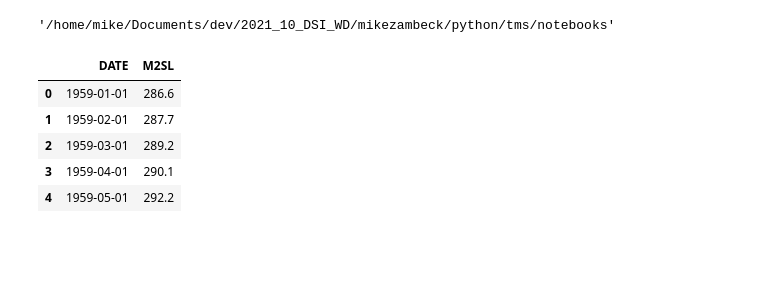
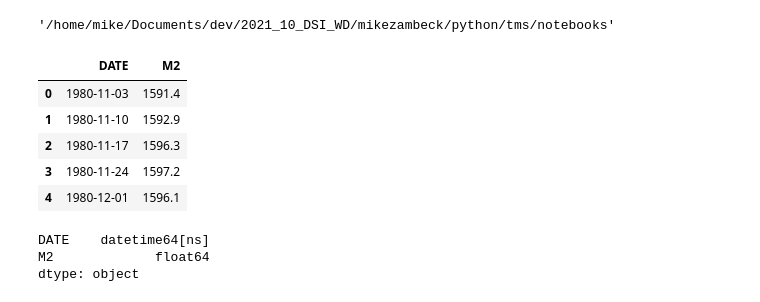
Before and after one commit to hekaplex/2021_10_DSI_WD, a Jupyter notebook: mikezambeck/python/tms/notebooks/tms.ipynb, the cells around one changed output. Saved outputs shown, nothing was run; the diff lists cells and outputs as text; code cells hidden in the pictures; blank space fills up the shorter version.

```diff
--- a/mikezambeck/python/tms/notebooks/tms.ipynb
+++ b/mikezambeck/python/tms/notebooks/tms.ipynb
@@ -1,7 +0,0 @@
-# %%
-import pandas as pd
-import os
-
-os.getcwd()
-# %% [output]
-'/home/mike/Documents/dev/2021_10_DSI_WD/mikezambeck/python/tms/notebooks'
@@ -10,9 +1,52 @@ df = pd.read_csv('../data/M2SL.csv')
+# %%
+# imports + see where I'm at
+
+import pandas as pd
+import os
+from datetime import timedelta, date
+from functools import reduce
+
+os.getcwd()
+# %% [output]
+'/home/mike/Documents/dev/2021_10_DSI_WD/mikezambeck/python/tms/notebooks'
+# %%
+# Load data. make dates dates, id columns
+
+# M2
+dfM2 = pd.read_csv('../data_trunc/M2.csv', header=None, skiprows=[0],
+                   parse_dates=[0], names=['DATE','M2'])
+
+# travelers checks
+dfTC = pd.read_csv('../data_trunc/WTCSL.csv', header=None, skiprows=[0],
+                   parse_dates=[0], names=['DATE','TC'])
+
+# large time deposits
+dfLTD = pd.read_csv('../data_trunc/LTDACBM027NBOG.csv', header=None, skiprows=[0],
+                   parse_dates=[0], names=['DATE','LTD'])
+
+# small time deposits
+dfSTD = pd.read_csv('../data_trunc/WSMTIME.csv', header=None, skiprows=[0],
+                   parse_dates=[0], names=['DATE','STD'])
+
+# retail money market funds
+dfMMF = pd.read_csv('../data_trunc/WRMFSL.csv', header=None, skiprows=[0],
+                   parse_dates=[0], names=['DATE','RMMF'])
+
+# treasury deposits
+dfTD = pd.read_csv('../data_trunc/WTREGEN.csv', header=None, skiprows=[0],
+                   parse_dates=[0], names=['DATE','TD'])
 # %%
-df.head(5)
+dfM2.head(5)
 # %% [output]
-|  | DATE | M2SL |
-| 0 | 1959-01-01 | 286.6 |
-| 1 | 1959-02-01 | 287.7 |
-| 2 | 1959-03-01 | 289.2 |
-| 3 | 1959-04-01 | 290.1 |
-| 4 | 1959-05-01 | 292.2 |
+|  | DATE | M2 |
+| 0 | 1980-11-03 | 1591.4 |
+| 1 | 1980-11-10 | 1592.9 |
+| 2 | 1980-11-17 | 1596.3 |
+| 3 | 1980-11-24 | 1597.2 |
+| 4 | 1980-12-01 | 1596.1 |
+# %%
+dfM2.dtypes
+# %% [output]
+DATE    datetime64[ns]
+M2             float64
+dtype: object
```
Also changed, not shown: parts of 16 cells of this notebook, 2 other files.
